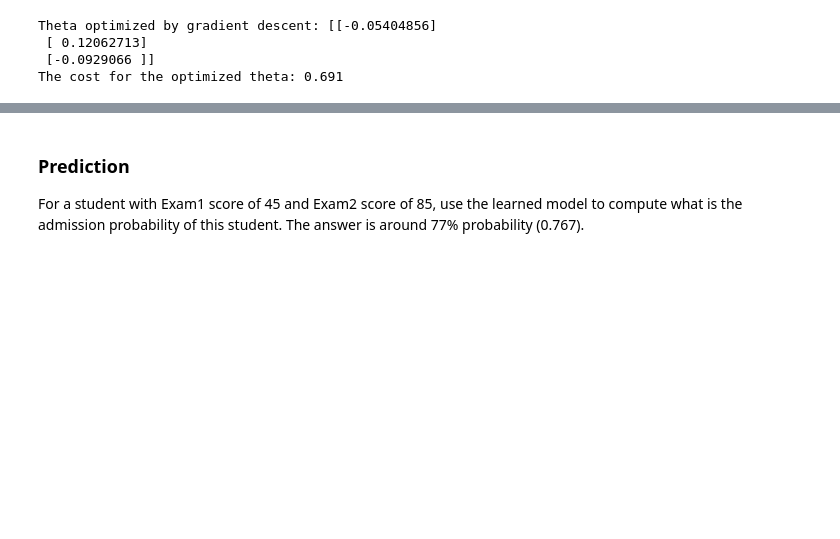
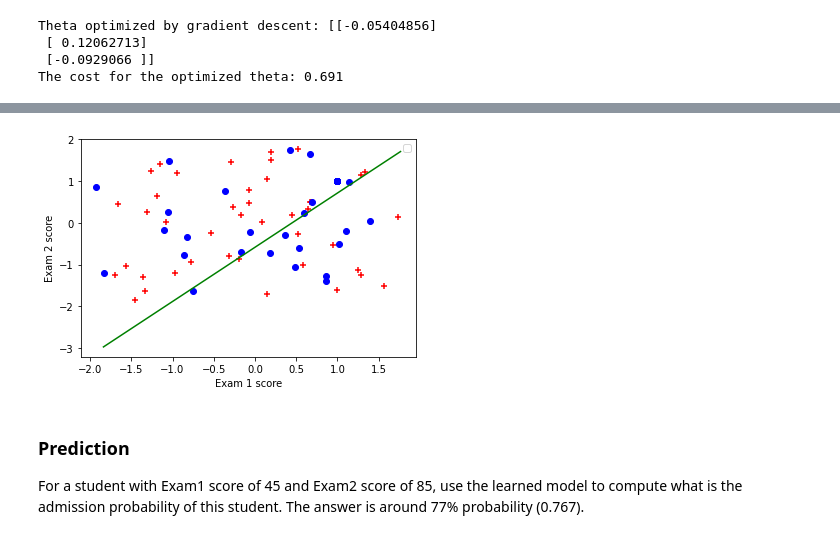
Before and after one commit to renanaferreira/FAA-repository, a Jupyter notebook: 03-Log-Reg/ML_LogReg.ipynb, the cells around one changed output, grey strips where cells are left out. Drawn from its saved outputs; the diff is of its cells as text; code cells hidden in the pictures; blank space fills up the shorter version.

```diff
--- a/03-Log-Reg/ML_LogReg.ipynb
+++ b/03-Log-Reg/ML_LogReg.ipynb
@@ -261,13 +269,21 @@ Plot the data and the decision boundary. You should get a figure similar to Fig.
 <caption><center> **Fig. 3** : **Training data vs Decision boundary** </center></caption>
 # %%
 #Create Fig.3 (using plt.scatter) , see Fig.1
-
-?
+plt.xlabel("Exam 1 score")
+plt.ylabel("Exam 2 score")
+plt.legend(["Admitted", "Not Admitted"])
 
 #Sugestion how to plot the decision boundary (the green line)
 x_value= np.array([np.min(X[:,1]),np.max(X[:,1])])
 y_value=-(theta[0] +theta[1]*x_value)/theta[2]
 plt.plot(x_value,y_value, "g")
+pos=(y==1)
+neg=(y==0)
+plt.scatter(X[pos[:,0],0],X[pos[:,0],1],c="r",marker="+")
+plt.scatter(X[neg[:,0],0],X[neg[:,0],1],c="b",marker="o")
+plt.show()
+# %% [output]
+[figure, added]
 # %% [markdown]
 ### Prediction
 
```
Also changed, not shown: parts of 3 cells of this notebook, 1 other file.
